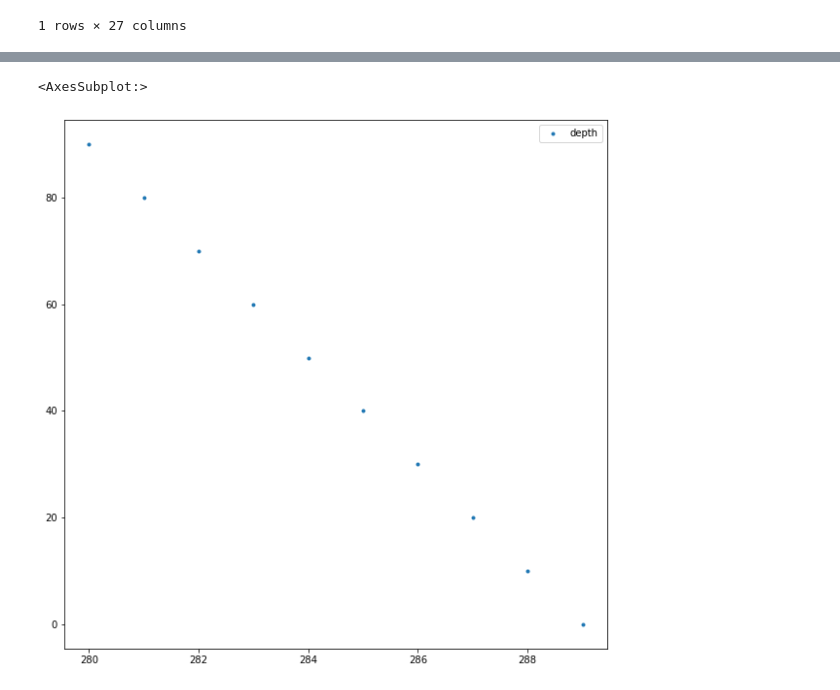
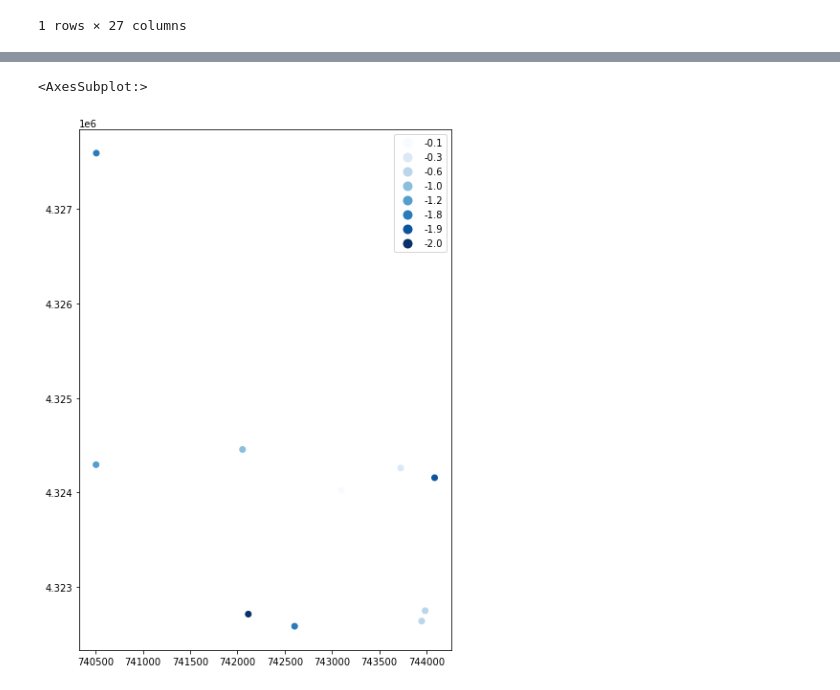
Before and after one commit to snowex-hackweek/hot-pow, a Jupyter notebook: contributors/Dillon_Ragar/pit_explore.ipynb, the cells around one changed output, grey strips where cells are left out. Drawn from its saved outputs; the diff is of its cells as text; code cells hidden in the pictures.

```diff
--- a/contributors/Dillon_Ragar/pit_explore.ipynb
+++ b/contributors/Dillon_Ragar/pit_explore.ipynb
@@ -130,8 +145,8 @@ df.plot(figsize=(18,18))
-# %%
-df[['value', 'depth']].loc[df['site_id']=='5C21'].plot(style=".", figsize=(10,10))
-# %% [output]
-<AxesSubplot:>
-[figure, removed]
+# %%
+df.loc[(df['depth']==0) & (df['date']==datetime.date(2020, 2, 8))].plot(column='value', figsize=(10, 10), legend=True, cmap='Blues')
+# %% [output]
+<AxesSubplot:>
+[figure, added]
 # %%
 # find data for 20200208
 # this is when steven has data
```
Also changed, not shown: parts of 2 cells of this notebook.
